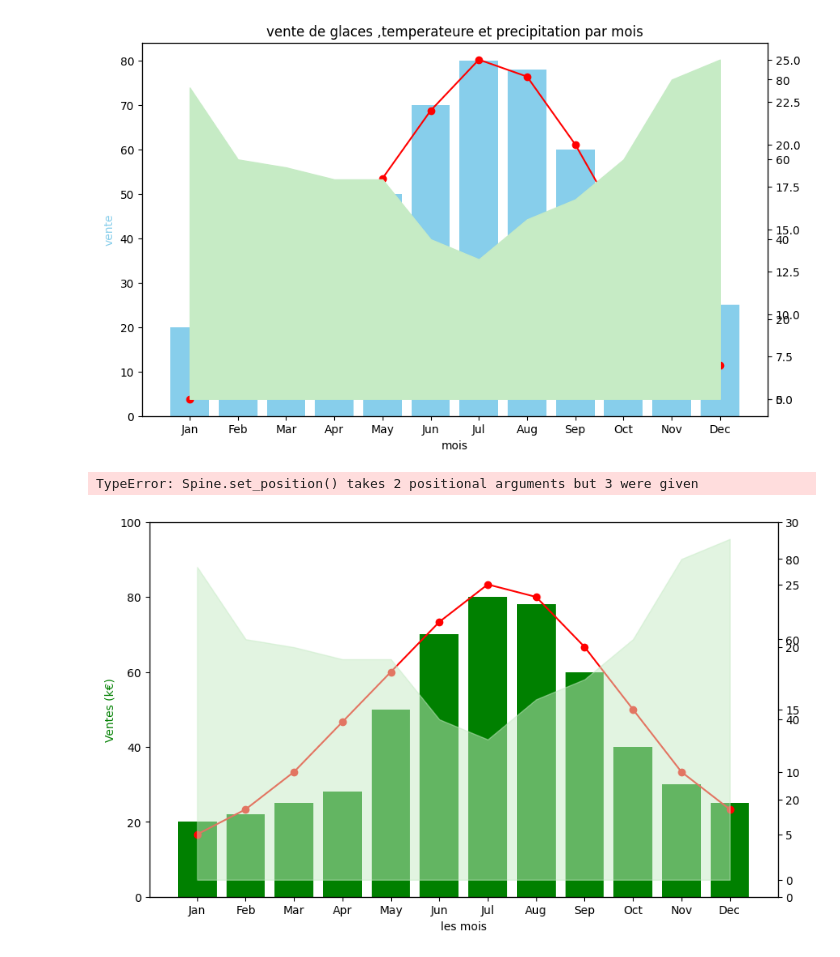
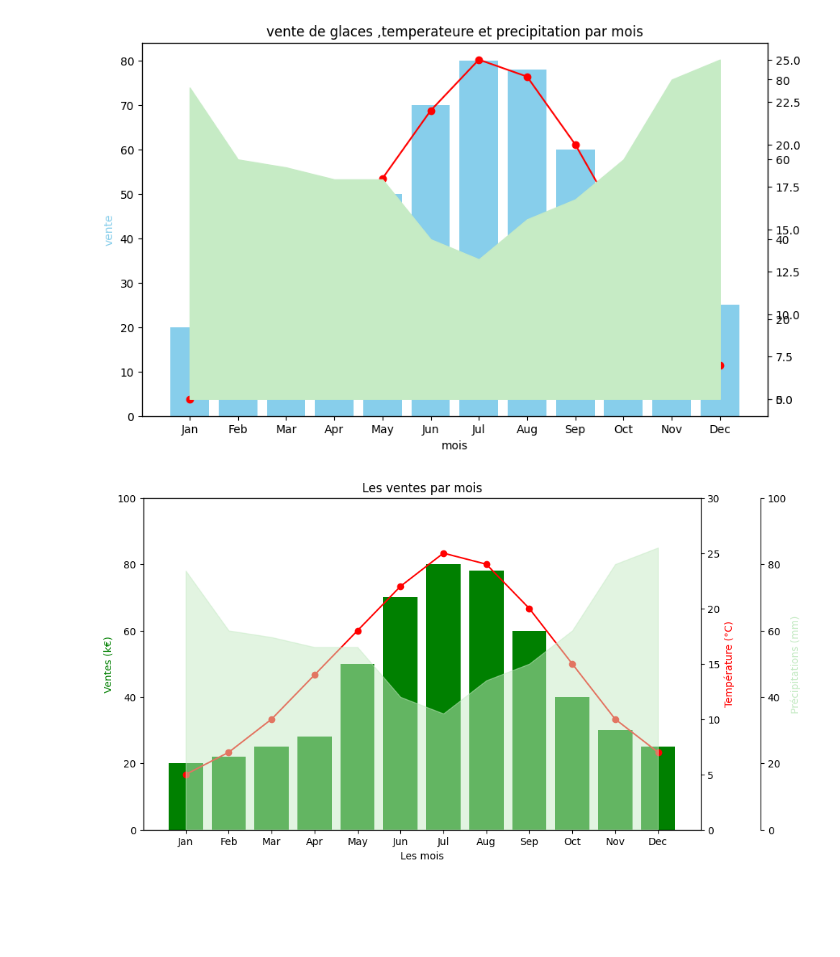
Before and after one commit to SANBATI-YAHYA/GraphRelationsAnalyzer, a Jupyter notebook: 00x01.ipynb, the cells around one changed output. Saved outputs shown, nothing was run; the diff lists cells and outputs as text; code cells hidden in the pictures; blank space fills up the shorter version.

Commit message:
By @SANBATI-YAHYA AMELOIRE LE GRAPHE

```diff
--- a/00x01.ipynb
+++ b/00x01.ipynb
@@ -96,28 +84,33 @@ plt.show()
 # %% [output]
 [figure]
 # %%
-fig,ax1 = plt.subplots(figsize=(10,6))
+fig, ax1 = plt.subplots(figsize=(10, 6))
 
-ax1.bar(monti,df['Ventes (k€)'],color='green',label='Ventes (k€)')
-
-ax1.set_xlabel("les mois")
-ax1.set_ylabel("Ventes (k€)",color="green")
+# Premier axe : barres pour les ventes
+ax1.bar(monti, df['Ventes (k€)'], color='green', label='Ventes (k€)')
+ax1.set_xlabel("Les mois")
+ax1.set_ylabel("Ventes (k€)", color="green")
 ax1.set_xticks(monti)
 ax1.set_xticklabels(df["Mois"])
-ax1.set_ylim(0,100)
-ax2=ax1.twinx()
-ax2.plot(monti,df['Température (°C)'],marker="o",color="red",label="Température (°C)")
-ax2.set_ylim(0,30)
+ax1.set_ylim(0, 100)
 
+# Deuxième axe : ligne pour la température
+ax2 = ax1.twinx()
+ax2.plot(monti, df['Température (°C)'], marker="o", color="red", label="Température (°C)")
+ax2.set_ylabel("Température (°C)", color="red")
+ax2.set_ylim(0, 30)
 
-ax3=ax1.twinx()
-ax3.fill_between(monti,df['Précipitations (mm)'],color="#c6ebc5",alpha=0.5,label='Précipitations (mm)')
-ax3.spines["right"].set_position("outward",60)
-ax3.set_ylabel('Précipitations (mm)',color="#c6ebc5")
-ax3.set_ylim(0,100)
-plt.title("les vente par mois ")
+# Troisième axe : remplissage pour les précipitations
+ax3 = ax1.twinx()
+ax3.fill_between(monti, df['Précipitations (mm)'], color="#c6ebc5", alpha=0.5, label='Précipitations (mm)')
+ax3.spines["right"].set_position(("outward", 60))  # Déplace l'axe vers la droite
+ax3.set_ylabel('Précipitations (mm)', color="#c6ebc5")
+ax3.set_ylim(0, 100)
 
+# Titre
+plt.title("Les ventes par mois")
+
+# Afficher le graphique
 plt.show()
 # %% [output]
-TypeError: Spine.set_position() takes 2 positional arguments but 3 were given
-[figure, old version]
+[figure, new version]
```
Also changed, not shown: parts of 1 cell of this notebook.
